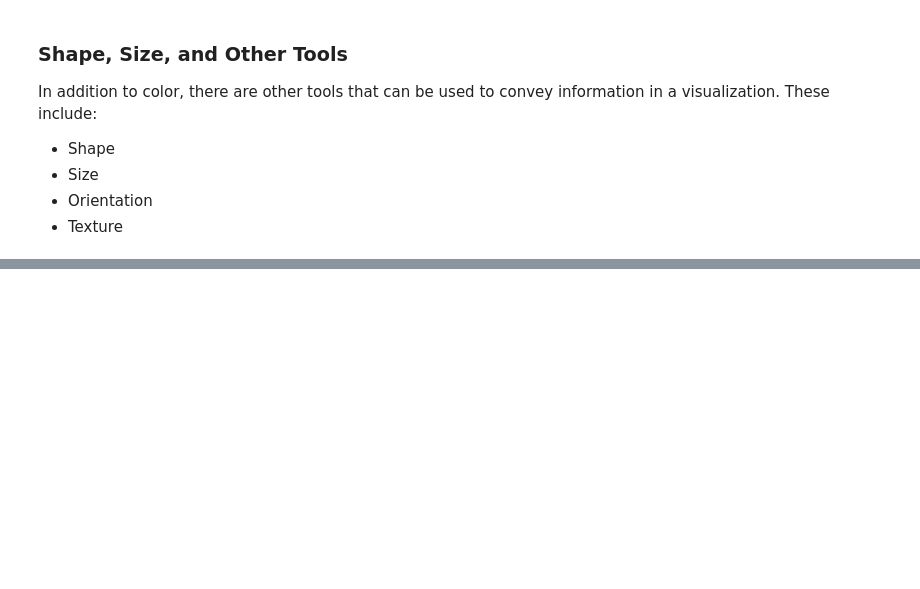
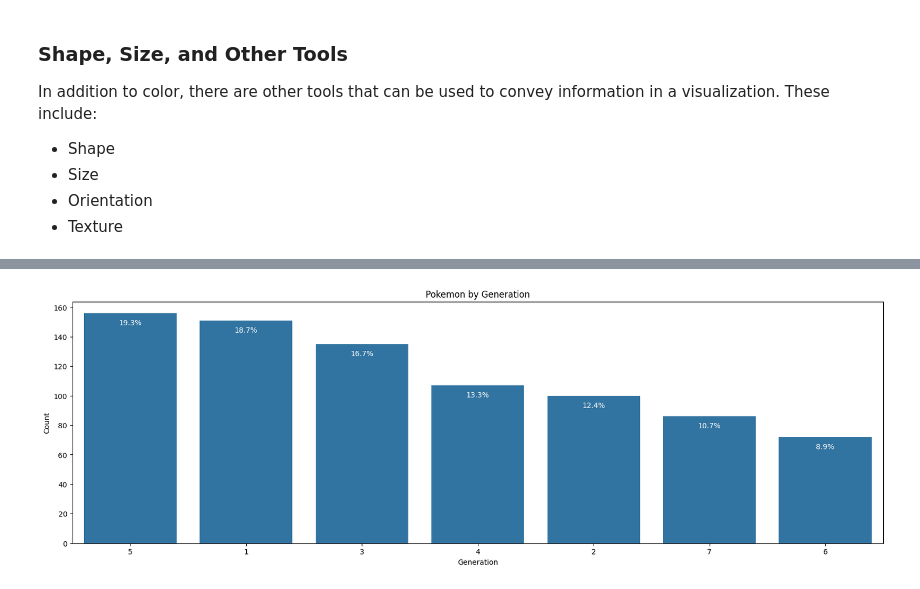
Before and after one commit to kisyular/data-visualization, a Jupyter notebook: Intro-Data-Visualization.ipynb, the cells around one changed output, grey strips where cells are left out. Cells and saved outputs as stored; diff of their text form; code cells hidden in the pictures; blank space fills up the shorter version.

```diff
--- a/Intro-Data-Visualization.ipynb
+++ b/Intro-Data-Visualization.ipynb
@@ -116,0 +226,20 @@ In addition to color, there are other tools that can be used to convey informati
+# %%
+# Recreate the plot above using the seaborn library, with relative frequencies
+plt.figure(figsize=(20,6))
+plt.title('Pokemon by Generation')
+color = sb.color_palette()[0]
+order = pokemon['generation_id'].value_counts().index
+# Plot the countplot
+sb.countplot(data=pokemon, x='generation_id', color=color, order=order)
+plt.xlabel('Generation')
+plt.ylabel('Count')
+# Add the code to display the relative frequencies
+n_points = pokemon.shape[0]
+cat_counts = pokemon['generation_id'].value_counts()
+locs, labels = plt.xticks()
+for loc, label in zip(locs, labels):
+    count = cat_counts[int(label.get_text())]
+    pct_string = '{:0.1f}%'.format(100*count/n_points)
+    plt.text(loc, count-8, pct_string, ha = 'center', color = 'w')
+# %% [output]
+[figure, added]
```
Also changed, not shown: parts of 39 cells of this notebook.
